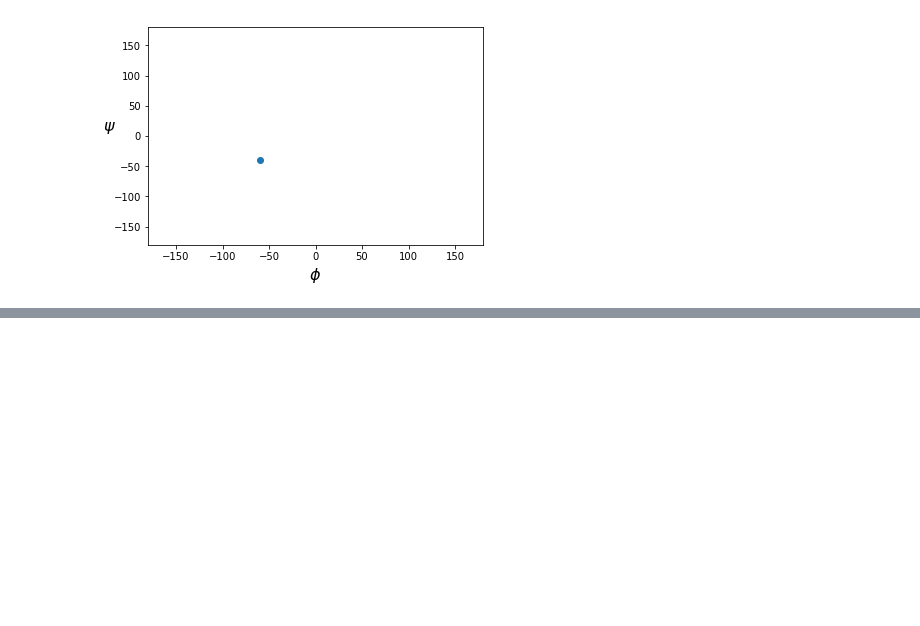
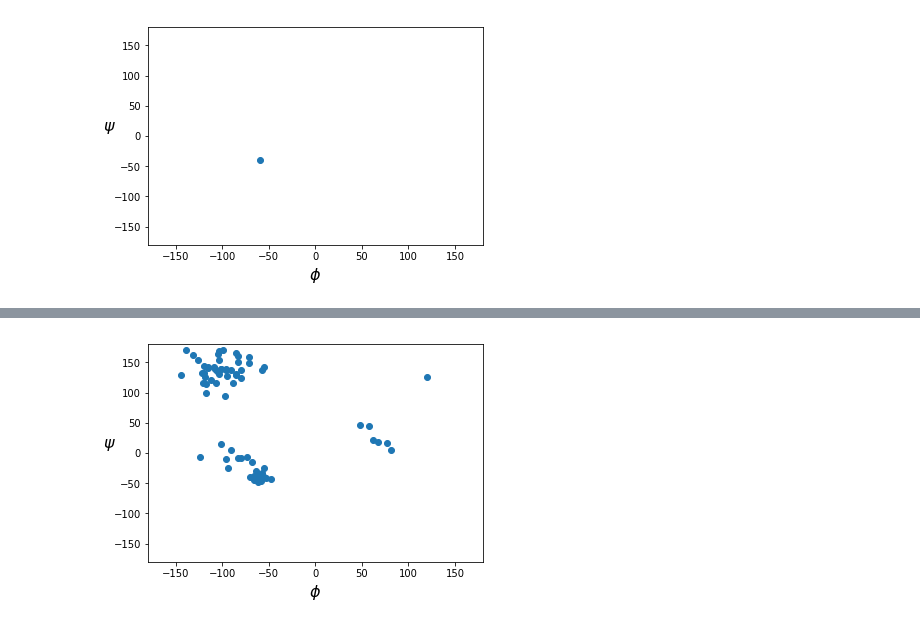
Before and after one commit to agustinaarroyuelo/bomeba0, a Jupyter notebook: bomeba0/examples/Basic_intro.ipynb, the cells around one changed output, grey strips where cells are left out. Saved outputs shown, nothing was run; the diff lists cells and outputs as text; code cells hidden in the pictures; blank space fills up the shorter version.

```diff
--- a/bomeba0/examples/Basic_intro.ipynb
+++ b/bomeba0/examples/Basic_intro.ipynb
@@ -79,0 +144,4 @@ bmb.plot_ramachandran(prot);
+# %%
+bmb.plot_ramachandran(prot);
+# %% [output]
+[figure, added]
```
Also changed, not shown: parts of 22 cells of this notebook, 1 other file.
